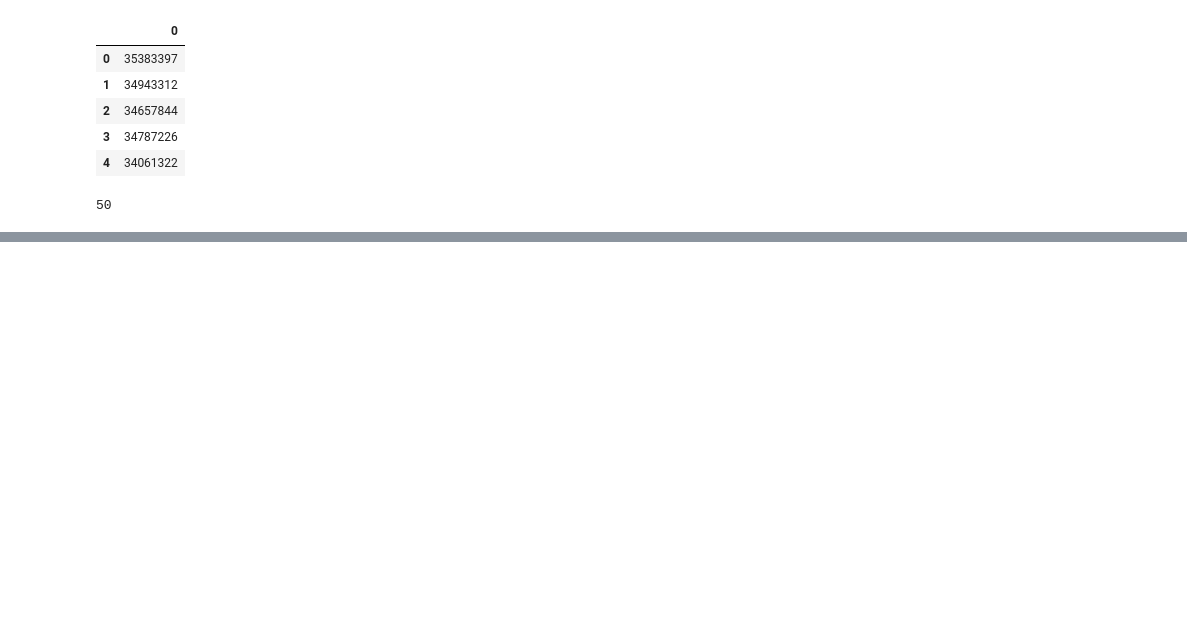
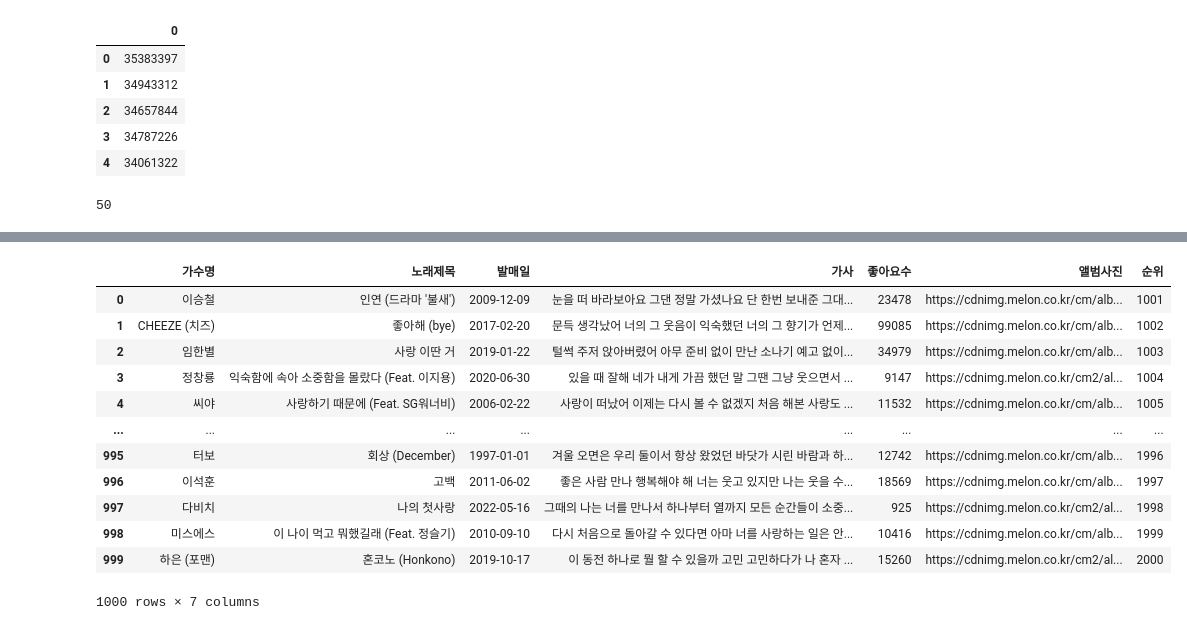
Before and after one commit to python-project-3Joe/python, a Jupyter notebook: Note/크롤링/wyj_ballad1001to2000.ipynb, the cells around one changed output, grey strips where cells are left out. Saved outputs shown, nothing was run; the diff lists cells and outputs as text; code cells hidden in the pictures; blank space fills up the shorter version.

```diff
--- a/Note/크롤링/wyj_ballad1001to2000.ipynb
+++ b/Note/크롤링/wyj_ballad1001to2000.ipynb
@@ -204,0 +257,16 @@ ballad_top2000.head()
+# %%
+pd.read_csv("../../Data/ballad_Re_top2000.csv")
+# %% [output]
+|  | 가수명 | 노래제목 | 발매일 | 가사 | 좋아요수 | 앨범사진 | 순위 |
+| 0 | 이승철 | 인연 (드라마 '불새') | 2009-12-09 | 눈을 떠 바라보아요 그댄 정말 가셨나요 단 한번 보내준 그대... | 23478 | https://cdnimg.melon.co.kr/cm/alb... | 1001 |
+| 1 | CHEEZE (치즈) | 좋아해 (bye) | 2017-02-20 | 문득 생각났어 너의 그 웃음이 익숙했던 너의 그 향기가 언제... | 99085 | https://cdnimg.melon.co.kr/cm/alb... | 1002 |
+| 2 | 임한별 | 사랑 이딴 거 | 2019-01-22 | 털썩 주저 앉아버렸어 아무 준비 없이 만난 소나기 예고 없이... | 34979 | https://cdnimg.melon.co.kr/cm/alb... | 1003 |
+| 3 | 정창룡 | 익숙함에 속아 소중함을 몰랐다 (Feat. 이지용) | 2020-06-30 | 있을 때 잘해 네가 내게 가끔 했던 말 그땐 그냥 웃으면서 ... | 9147 | https://cdnimg.melon.co.kr/cm2/al... | 1004 |
+| 4 | 씨야 | 사랑하기 때문에 (Feat. SG워너비) | 2006-02-22 | 사랑이 떠났어 이제는 다시 볼 수 없겠지 처음 해본 사랑도 ... | 11532 | https://cdnimg.melon.co.kr/cm/alb... | 1005 |
+| ... | ... | ... | ... | ... | ... | ... | ... |
+| 995 | 터보 | 회상 (December) | 1997-01-01 | 겨울 오면은 우리 둘이서 항상 왔었던 바닷가 시린 바람과 하... | 12742 | https://cdnimg.melon.co.kr/cm/alb... | 1996 |
+| 996 | 이석훈 | 고백 | 2011-06-02 | 좋은 사람 만나 행복해야 해 너는 웃고 있지만 나는 웃을 수... | 18569 | https://cdnimg.melon.co.kr/cm/alb... | 1997 |
+| 997 | 다비치 | 나의 첫사랑 | 2022-05-16 | 그때의 나는 너를 만나서 하나부터 열까지 모든 순간들이 소중... | 925 | https://cdnimg.melon.co.kr/cm2/al... | 1998 |
+| 998 | 미스에스 | 이 나이 먹고 뭐했길래 (Feat. 정슬기) | 2010-09-10 | 다시 처음으로 돌아갈 수 있다면 아마 너를 사랑하는 일은 안... | 10416 | https://cdnimg.melon.co.kr/cm/alb... | 1999 |
+| 999 | 하은 (포맨) | 혼코노 (Honkono) | 2019-10-17 | 이 동전 하나로 뭘 할 수 있을까 고민 고민하다가 나 혼자 ... | 15260 | https://cdnimg.melon.co.kr/cm2/al... | 2000 |
+1000 rows × 7 columns
```
Also changed, not shown: parts of 14 cells of this notebook, 2 other files.
